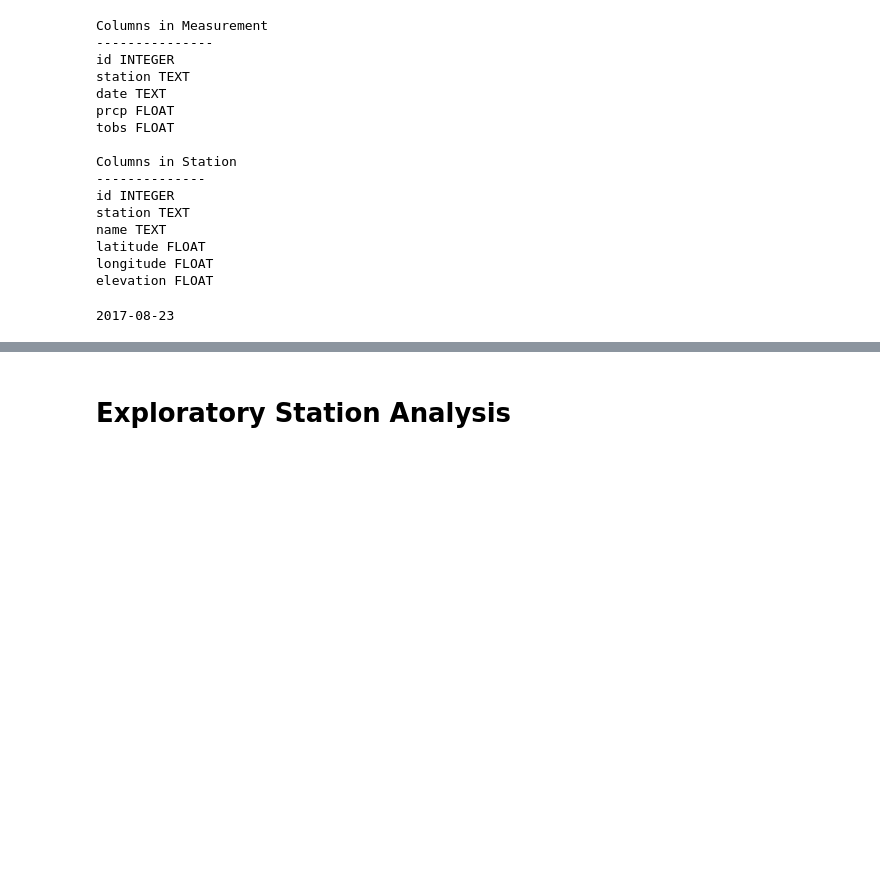
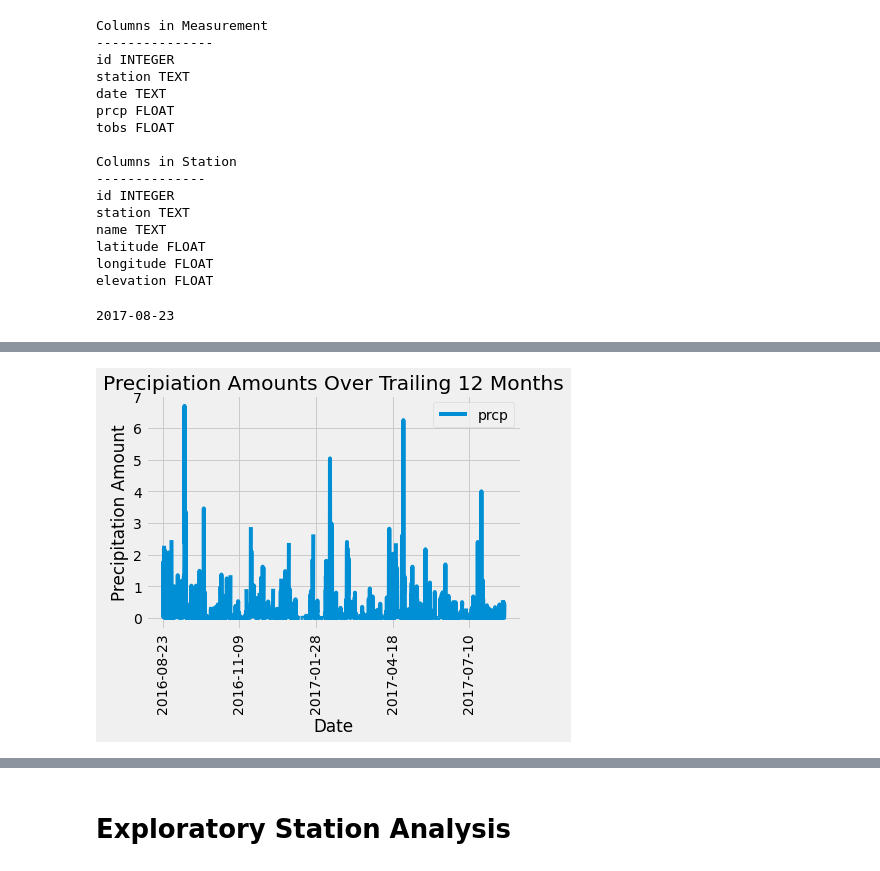
Before and after one commit to jgmoore10/sqlalchemy-challenge, a Jupyter notebook: climate_starter.ipynb, the cells around one changed output, grey strips where cells are left out. Cells and saved outputs as stored; diff of their text form; code cells hidden in the pictures; blank space fills up the shorter version.

```diff
--- a/climate_starter.ipynb
+++ b/climate_starter.ipynb
@@ -77,17 +77,13 @@ print(recent_date.date)
 # %%
 # Design a query to retrieve the last 12 months of precipitation data and plot the results.
 # Starting from the most recent data point in the database.
+recent_date = session.query(Measurement).order_by(Measurement.date.desc()).first()
+print("Most Recent Date")
+print("---------------")
+print(recent_date.date)
 
 # Calculate the date one year from the last date in data set.
-
-
-# Perform a query to retrieve the data and precipitation scores
-
-
-# Save the query results as a Pandas DataFrame and set the index to the date column
-
-
-# Sort the dataframe by date
-
-
-# Use Pandas Plotting with Matplotlib to plot the data
+last_ttm = dt.date(2017,8,23) - dt.timedelta(days=365)
+print("\nOne Year Ago")
+print("---------------")
+print(last_ttm)
@@ -93,0 +98,5 @@ print(recent_date.date)
+# %%
+# Perform a query to retrieve the data and precipitation scores
+precip_data = session.query(Measurement.date, Measurement.prcp).filter(Measurement.date >= last_ttm).all()
+for x in precip_data:
+    print(x)
@@ -93,0 +121,4 @@ print(recent_date.date)
+# %%
+# Save the query results as a Pandas DataFrame and set the index to the date column
+precip_df = pd.DataFrame(precip_data, columns = ['date', 'prcp'])
+precip_df.set_index('date', inplace=True)
@@ -93,0 +140,5 @@ print(recent_date.date)
+# %%
+# Sort the dataframe by date
+precip_df = precip_df.sort_values(['date'])
+
+precip_df.head()
@@ -94,2 +153,12 @@ print(recent_date.date)
+# %%
+# Use Pandas Plotting with Matplotlib to plot the data
+ax = precip_df.plot(rot=90)
+ax.set_xlabel('Date')
+ax.set_ylabel('Precipitation Amount')
+ax.set_title('Precipiation Amounts Over Trailing 12 Months')
+
+plt.show()
+# %% [output]
+[figure, added]
 # %%
 # Use Pandas to calcualte the summary statistics for the precipitation data
```
Also changed, not shown: parts of 6 cells of this notebook.
